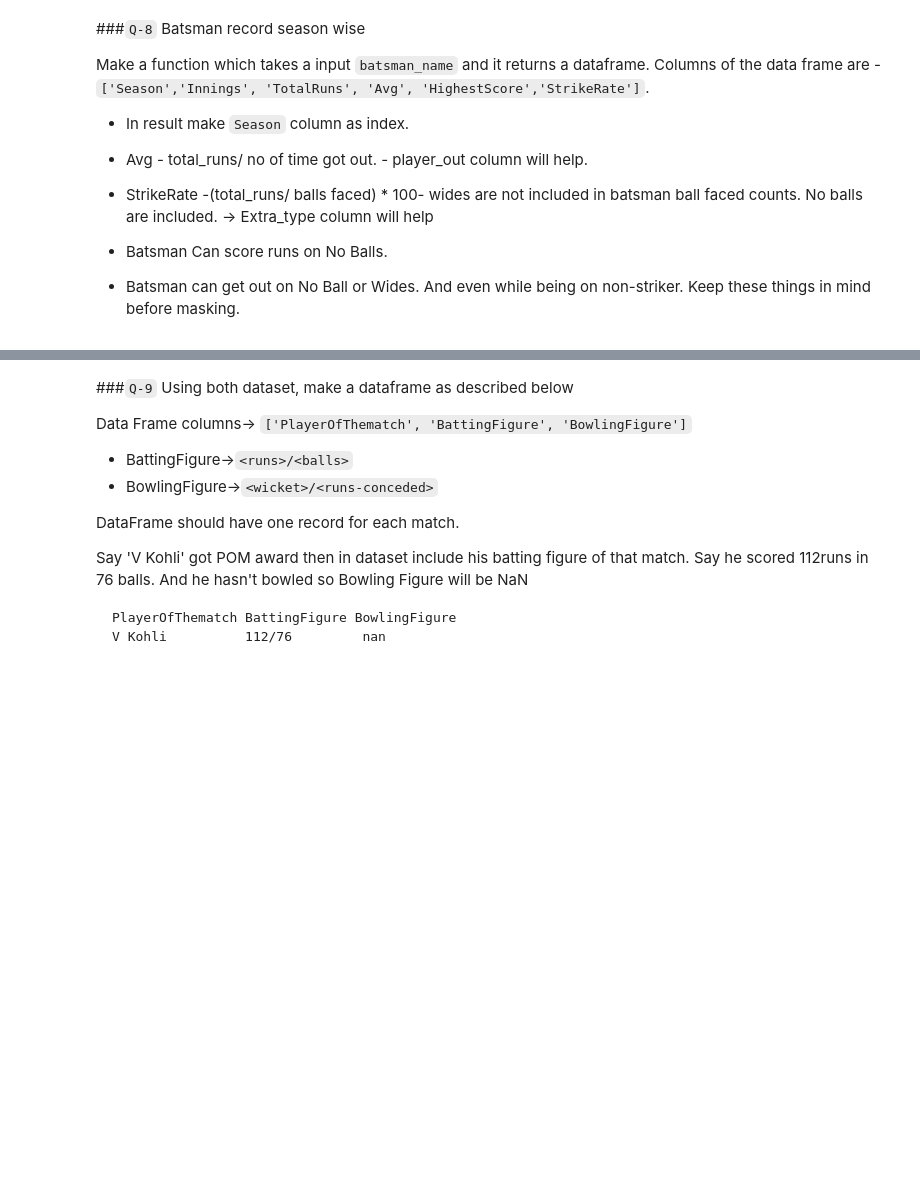
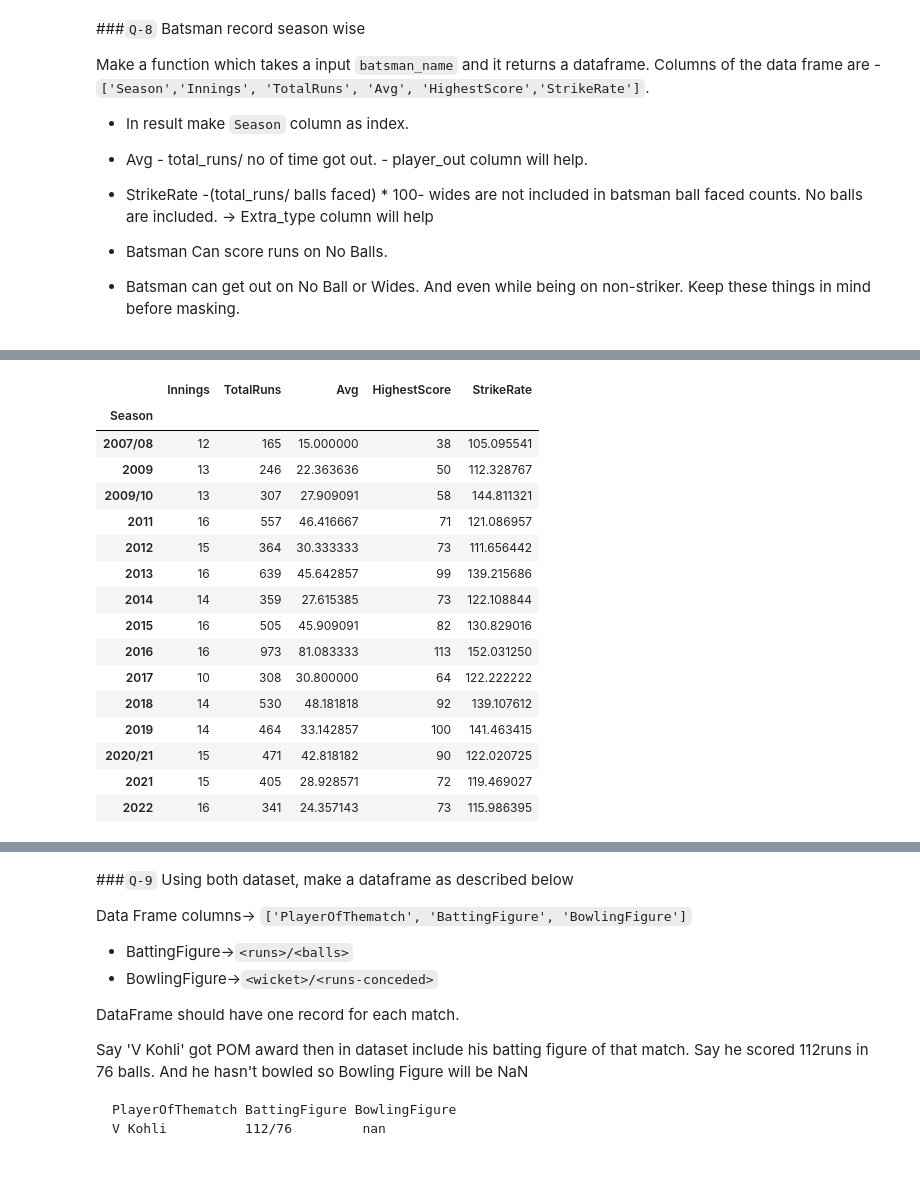
Before and after one commit to Amit-1216/dsmp-python-practice, a Jupyter notebook: assignments/DSMP-session-20-task-2.ipynb, the cells around one changed output, grey strips where cells are left out. Drawn from its saved outputs; the diff is of its cells as text; code cells hidden in the pictures; blank space fills up the shorter version.

```diff
--- a/assignments/DSMP-session-20-task-2.ipynb
+++ b/assignments/DSMP-session-20-task-2.ipynb
@@ -310,0 +389,96 @@ np.float64(129.2421585817261)
+# %%
+def batter_score(name):
+    filtered_df = ipl_df[(ipl_df['batter'] == name)]
+    batter_df = filtered_df.groupby(['Season', 'batter'])
+
+    innings_df = (
+        batter_df['ID']
+        .nunique()
+        .reset_index()
+        .rename(columns={'ID': 'Innings'})
+        .sort_values(by=['Season', 'Innings'], ascending=[True, False])
+    )
+
+    # Clean single assignment
+    dismissals_df = (
+        ipl_df[(ipl_df['batter'] == name) & (ipl_df['player_out'] == name)]
+        .groupby(['Season', 'batter'])['player_out']
+        .value_counts()
+        .reset_index()
+        [['Season','batter','count']]
+        .rename(columns={'count':'dismissals'})
+        .sort_values(by=['Season','dismissals'], ascending=[True, False])
+    )
+
+    total_runs_df = (
+        batter_df['batsman_run']
+        .sum()
+        .reset_index()
+        .rename(columns={'batsman_run': 'TotalRuns'})
+    )
+
+    avg_df = total_runs_df.merge(
+        dismissals_df,
+        on=['Season', 'batter'],
+        how='left'
+    )
+    avg_df['Avg'] = avg_df['TotalRuns'] / avg_df['dismissals']
+
+    highest_score_df = (
+        filtered_df.groupby(['Season','ID'])['batsman_run']
+        .sum()
+        .reset_index()
+        .rename(columns={'batsman_run': 'TotalRuns'})
+        .groupby('Season')['TotalRuns']
+        .max()
+        .reset_index()
+        .rename(columns={'TotalRuns': 'HighestScore'})
+        .sort_values(by='Season', ascending=True)
+    )
+
+    balls_faced = (
+      filtered_df[filtered_df['extra_type'] != 'wides']
+      .groupby(['Season', 'batter'])
+      .size()
+      .reset_index(name='balls_faced')
+    )
+
+    strike_rate_df = total_runs_df.merge(
+        balls_faced,
+        on=['Season', 'batter']
+    )
+
+    strike_rate_df['StrikeRate'] = (
+        strike_rate_df['TotalRuns'] / strike_rate_df['balls_faced']
+    ) * 100
+
+    return (
+        innings_df
+        .merge(avg_df[['Season', 'batter', 'TotalRuns', 'Avg']], on=['Season', 'batter'])
+        .merge(highest_score_df, on='Season')
+        .merge(strike_rate_df[['Season', 'batter', 'StrikeRate']], on=['Season', 'batter'], how='left')
+        .set_index('Season')
+        [['Innings', 'TotalRuns', 'Avg', 'HighestScore', 'StrikeRate']]
+    )
+
+
+#batter_score('MS Dhoni')
+batter_score('V Kohli')
+# %% [output]
+|  | Innings | TotalRuns | Avg | HighestScore | StrikeRate |
+| Season |  |  |  |  |  |
+| 2007/08 | 12 | 165 | 15.000000 | 38 | 105.095541 |
+| 2009 | 13 | 246 | 22.363636 | 50 | 112.328767 |
+| 2009/10 | 13 | 307 | 27.909091 | 58 | 144.811321 |
+| 2011 | 16 | 557 | 46.416667 | 71 | 121.086957 |
+| 2012 | 15 | 364 | 30.333333 | 73 | 111.656442 |
+| 2013 | 16 | 639 | 45.642857 | 99 | 139.215686 |
+| 2014 | 14 | 359 | 27.615385 | 73 | 122.108844 |
+| 2015 | 16 | 505 | 45.909091 | 82 | 130.829016 |
+| 2016 | 16 | 973 | 81.083333 | 113 | 152.031250 |
+| 2017 | 10 | 308 | 30.800000 | 64 | 122.222222 |
+| 2018 | 14 | 530 | 48.181818 | 92 | 139.107612 |
+| 2019 | 14 | 464 | 33.142857 | 100 | 141.463415 |
+| 2020/21 | 15 | 471 | 42.818182 | 90 | 122.020725 |
+| 2021 | 15 | 405 | 28.928571 | 72 | 119.469027 |
+| 2022 | 16 | 341 | 24.357143 | 73 | 115.986395 |
```
Also changed, not shown: parts of 46 cells of this notebook.
